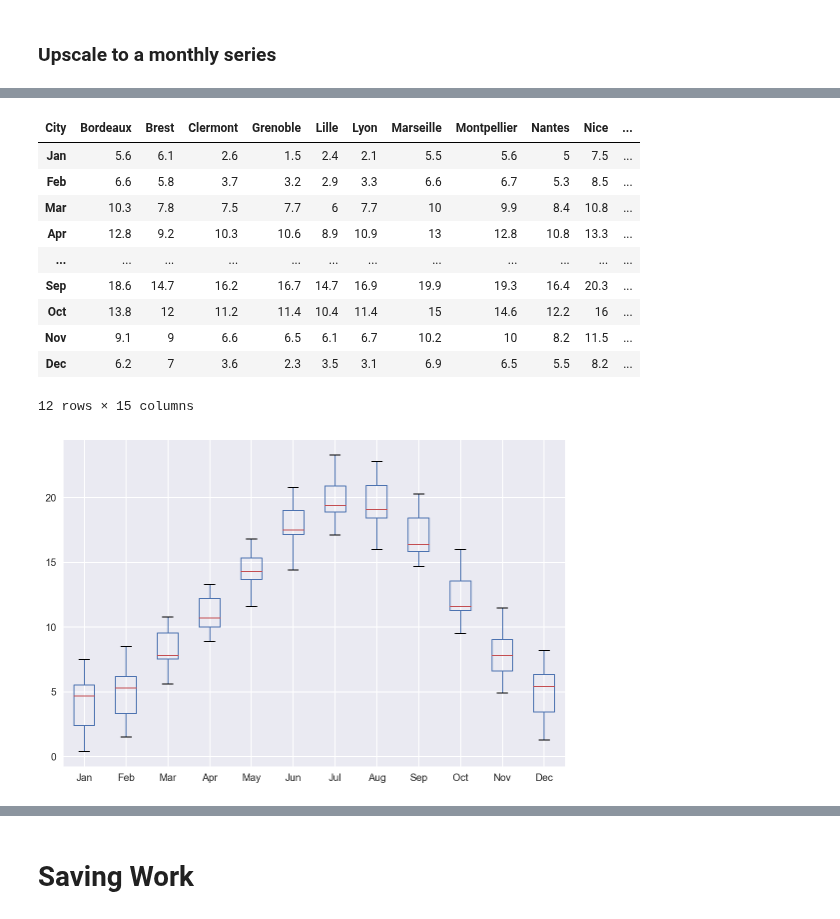
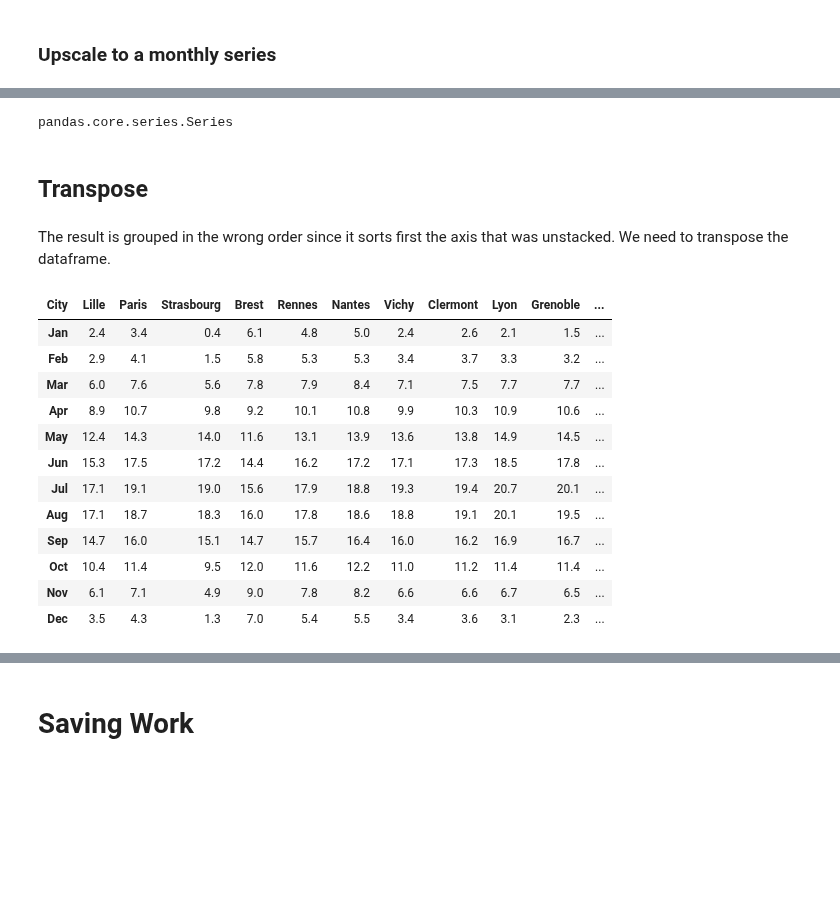
Before and after one commit to pnavaro/math-python, a Jupyter notebook: 14.Pandas.ipynb, the cells around one changed output, grey strips where cells are left out. Cells and saved outputs as stored; diff of their text form; code cells hidden in the pictures; blank space fills up the shorter version.

Commit message:
First release of Pandas notebook

```diff
--- a/14.Pandas.ipynb
+++ b/14.Pandas.ipynb
@@ -540,4 +517,2 @@ french_cities = french_cities.drop("std", axis=1) # remove this new column
 # %% [markdown]
 # Modifying a dataframe with multiple indexing
-# %%
-french_cities['Sep']['Rennes'] = 25 # This works right now, but this is dangerous:
@@ -549,2 +518,0 @@ See the caveats in the documentation: http://pandas.pydata.org/pandas-docs/stabl
-# %%
-french_cities.loc['Sep','Rennes'] = 15.7
@@ -618,0 +671,3 @@ full_globe_temp.resample("M").mean()
+# %%
+french_cities = french_cities.sort_values(by='Lati',ascending=False)
+french_cities
@@ -618,0 +691,4 @@ full_globe_temp.resample("M").mean()
+# %%
+pd.set_option("display.max_rows", 20)
+unstacked = french_cities.iloc[:,:12].unstack()
+unstacked
@@ -619,20 +713,25 @@ full_globe_temp.resample("M").mean()
+# %%
+type(unstacked)
+# %% [output]
+pandas.core.series.Series
+# %% [markdown]
+## Transpose
+# %% [markdown]
+The result is grouped in the wrong order since it sorts first the axis that was unstacked. We need to transpose the dataframe.
 # %%
-city_temp = df.transpose()
-city_temp = city_temp[:-5]
+city_temp = french_cities.iloc[:,:12].transpose()
 city_temp
 # %% [output]
-| City | Bordeaux | Brest | Clermont | Grenoble | Lille | Lyon | Marseille | Montpellier | Nantes | Nice | ... |
-| Jan | 5.6 | 6.1 | 2.6 | 1.5 | 2.4 | 2.1 | 5.5 | 5.6 | 5 | 7.5 | ... |
-| Feb | 6.6 | 5.8 | 3.7 | 3.2 | 2.9 | 3.3 | 6.6 | 6.7 | 5.3 | 8.5 | ... |
-| Mar | 10.3 | 7.8 | 7.5 | 7.7 | 6 | 7.7 | 10 | 9.9 | 8.4 | 10.8 | ... |
-| Apr | 12.8 | 9.2 | 10.3 | 10.6 | 8.9 | 10.9 | 13 | 12.8 | 10.8 | 13.3 | ... |
-| ... | ... | ... | ... | ... | ... | ... | ... | ... | ... | ... | ... |
-| Sep | 18.6 | 14.7 | 16.2 | 16.7 | 14.7 | 16.9 | 19.9 | 19.3 | 16.4 | 20.3 | ... |
-| Oct | 13.8 | 12 | 11.2 | 11.4 | 10.4 | 11.4 | 15 | 14.6 | 12.2 | 16 | ... |
-| Nov | 9.1 | 9 | 6.6 | 6.5 | 6.1 | 6.7 | 10.2 | 10 | 8.2 | 11.5 | ... |
-| Dec | 6.2 | 7 | 3.6 | 2.3 | 3.5 | 3.1 | 6.9 | 6.5 | 5.5 | 8.2 | ... |
+| City | Lille | Paris | Strasbourg | Brest | Rennes | Nantes | Vichy | Clermont | Lyon | Grenoble | ... |
+| Jan | 2.4 | 3.4 | 0.4 | 6.1 | 4.8 | 5.0 | 2.4 | 2.6 | 2.1 | 1.5 | ... |
+| Feb | 2.9 | 4.1 | 1.5 | 5.8 | 5.3 | 5.3 | 3.4 | 3.7 | 3.3 | 3.2 | ... |
+| Mar | 6.0 | 7.6 | 5.6 | 7.8 | 7.9 | 8.4 | 7.1 | 7.5 | 7.7 | 7.7 | ... |
+| Apr | 8.9 | 10.7 | 9.8 | 9.2 | 10.1 | 10.8 | 9.9 | 10.3 | 10.9 | 10.6 | ... |
+| May | 12.4 | 14.3 | 14.0 | 11.6 | 13.1 | 13.9 | 13.6 | 13.8 | 14.9 | 14.5 | ... |
+| Jun | 15.3 | 17.5 | 17.2 | 14.4 | 16.2 | 17.2 | 17.1 | 17.3 | 18.5 | 17.8 | ... |
+| Jul | 17.1 | 19.1 | 19.0 | 15.6 | 17.9 | 18.8 | 19.3 | 19.4 | 20.7 | 20.1 | ... |
+| Aug | 17.1 | 18.7 | 18.3 | 16.0 | 17.8 | 18.6 | 18.8 | 19.1 | 20.1 | 19.5 | ... |
+| Sep | 14.7 | 16.0 | 15.1 | 14.7 | 15.7 | 16.4 | 16.0 | 16.2 | 16.9 | 16.7 | ... |
+| Oct | 10.4 | 11.4 | 9.5 | 12.0 | 11.6 | 12.2 | 11.0 | 11.2 | 11.4 | 11.4 | ... |
+| Nov | 6.1 | 7.1 | 4.9 | 9.0 | 7.8 | 8.2 | 6.6 | 6.6 | 6.7 | 6.5 | ... |
+| Dec | 3.5 | 4.3 | 1.3 | 7.0 | 5.4 | 5.5 | 3.4 | 3.6 | 3.1 | 2.3 | ... |
-12 rows × 15 columns
-# %%
-df.iloc[:,:12].boxplot();
-# %% [output]
-[figure, removed]
```
Also changed, not shown: parts of 58 cells of this notebook, 1 other file.
